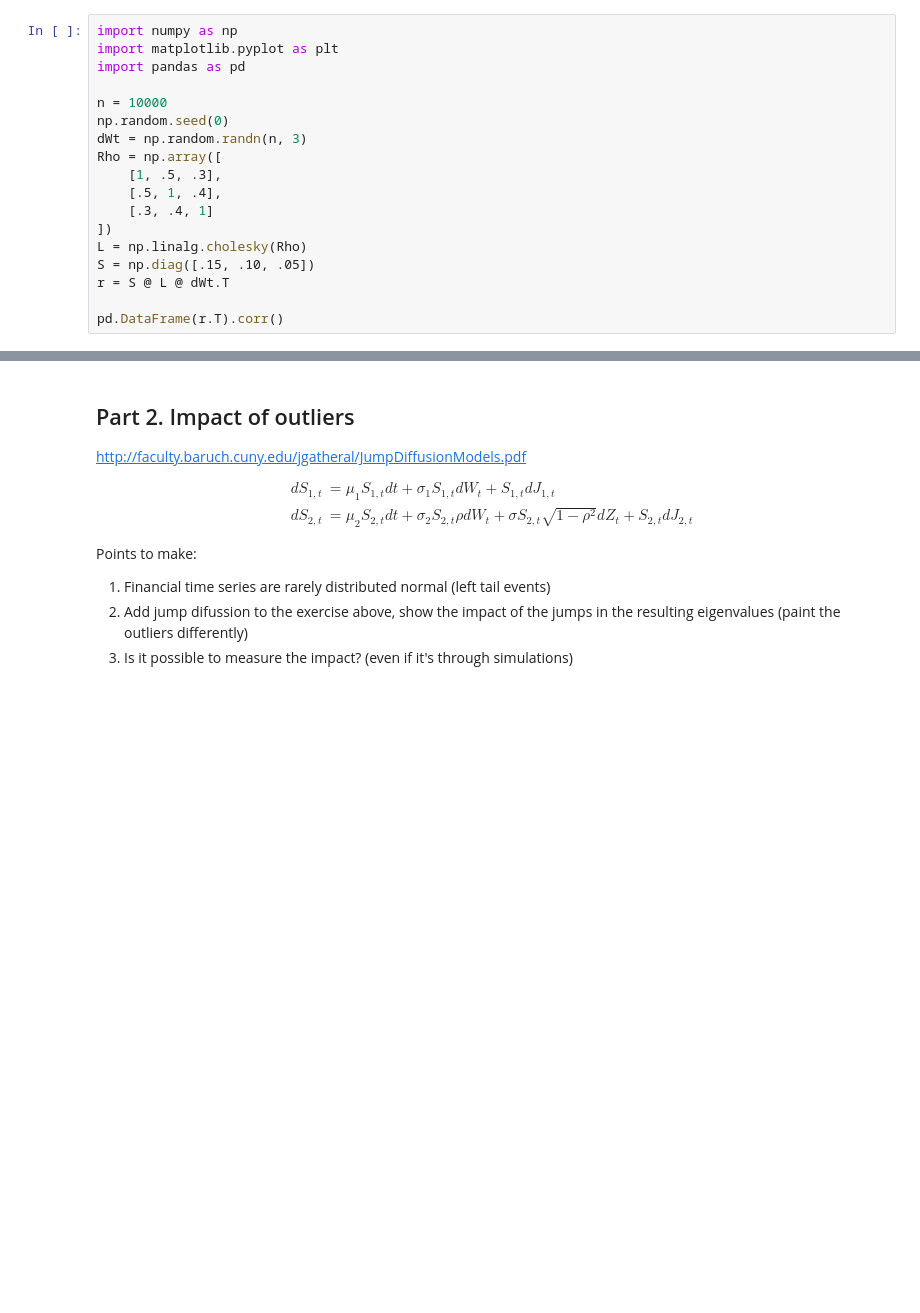
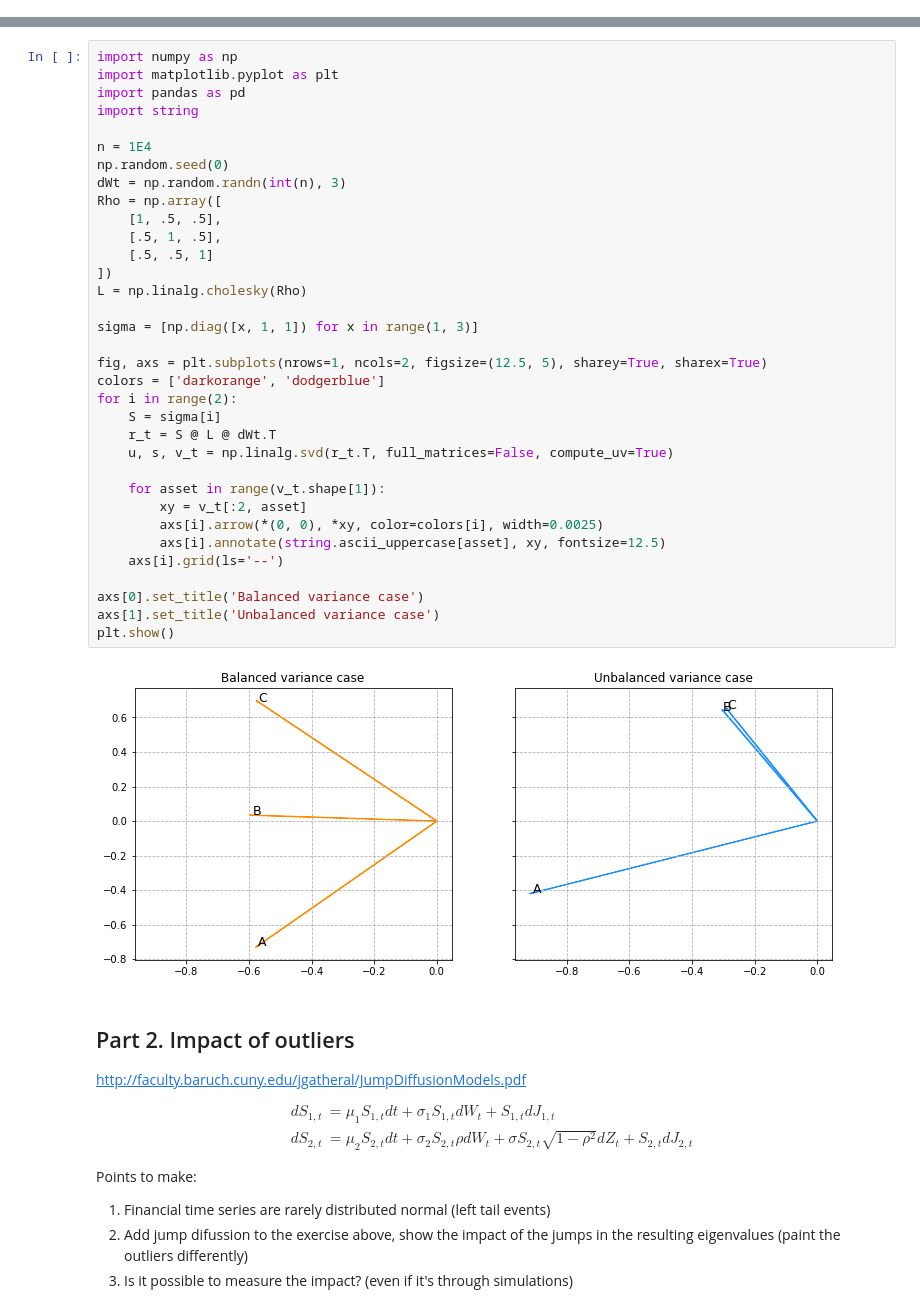
Before and after one commit to fcoibanez/eigenportfolio, a Jupyter notebook: notebooks/robust_decomposition.ipynb, the cells around one changed output, grey strips where cells are left out. Saved outputs shown, nothing was run; the diff lists cells and outputs as text; blank space fills up the shorter version.

```diff
--- a/notebooks/robust_decomposition.ipynb
+++ b/notebooks/robust_decomposition.ipynb
@@ -112,18 +0,0 @@ In the case of three assets and no drift we have:
-# %%
-import numpy as np
-import matplotlib.pyplot as plt
-import pandas as pd
-
-n = 10000
-np.random.seed(0)
-dWt = np.random.randn(n, 3)
-Rho = np.array([
-    [1, .5, .3],
-    [.5, 1, .4],
-    [.3, .4, 1]
-])
-L = np.linalg.cholesky(Rho)
-S = np.diag([.15, .10, .05])
-r = S @ L @ dWt.T
-
-pd.DataFrame(r.T).corr()
@@ -135,3 +47,39 @@ pd.DataFrame(r.T).corr()
+# %%
+import numpy as np
+import matplotlib.pyplot as plt
+import pandas as pd
+import string
+
+n = 1E4
+np.random.seed(0)
+dWt = np.random.randn(int(n), 3)
+Rho = np.array([
+    [1, .5, .5],
+    [.5, 1, .5],
+    [.5, .5, 1]
+])
+L = np.linalg.cholesky(Rho)
+
+sigma = [np.diag([x, 1, 1]) for x in range(1, 3)]
+
+fig, axs = plt.subplots(nrows=1, ncols=2, figsize=(12.5, 5), sharey=True, sharex=True)
+colors = ['darkorange', 'dodgerblue']
+for i in range(2):
+    S = sigma[i]
+    r_t = S @ L @ dWt.T
+    u, s, v_t = np.linalg.svd(r_t.T, full_matrices=False, compute_uv=True)
+
+    for asset in range(v_t.shape[1]):
+        xy = v_t[:2, asset]
+        axs[i].arrow(*(0, 0), *xy, color=colors[i], width=0.0025)
+        axs[i].annotate(string.ascii_uppercase[asset], xy, fontsize=12.5)
+    axs[i].grid(ls='--')
+
+axs[0].set_title('Balanced variance case')
+axs[1].set_title('Unbalanced variance case')
+plt.show()
+# %% [output]
+[figure, added]
 # %% [markdown]
 ## Part 2. Impact of outliers
 
```
Also changed, not shown: parts of 17 cells of this notebook, 4 other files.
